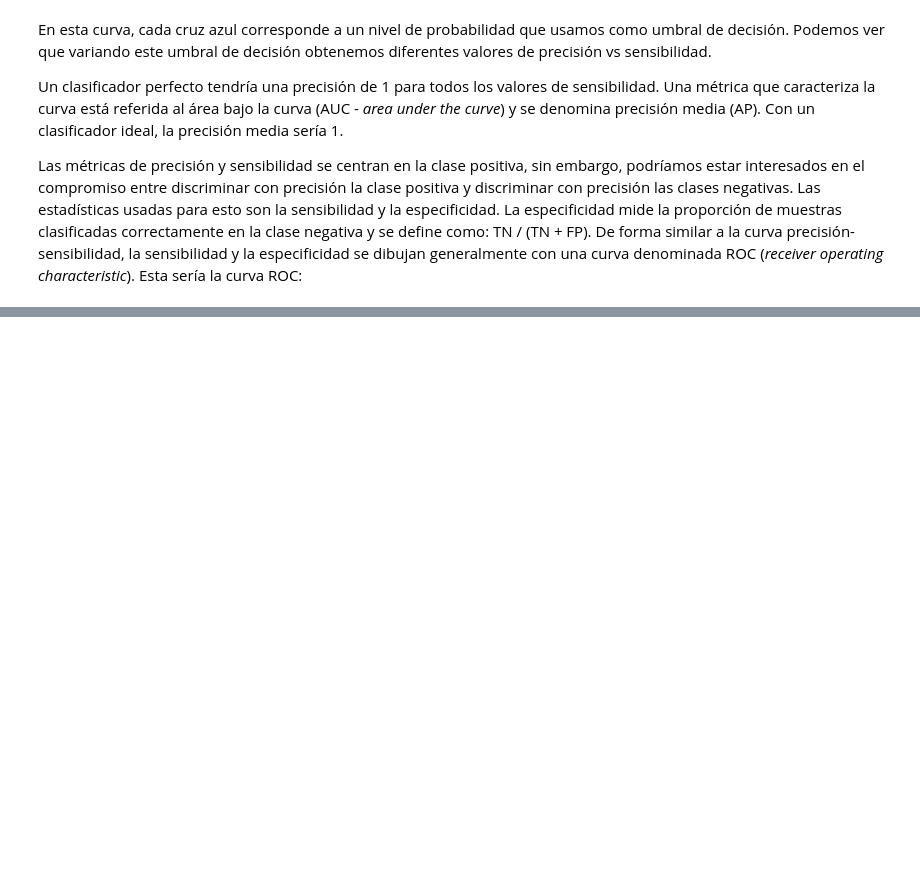
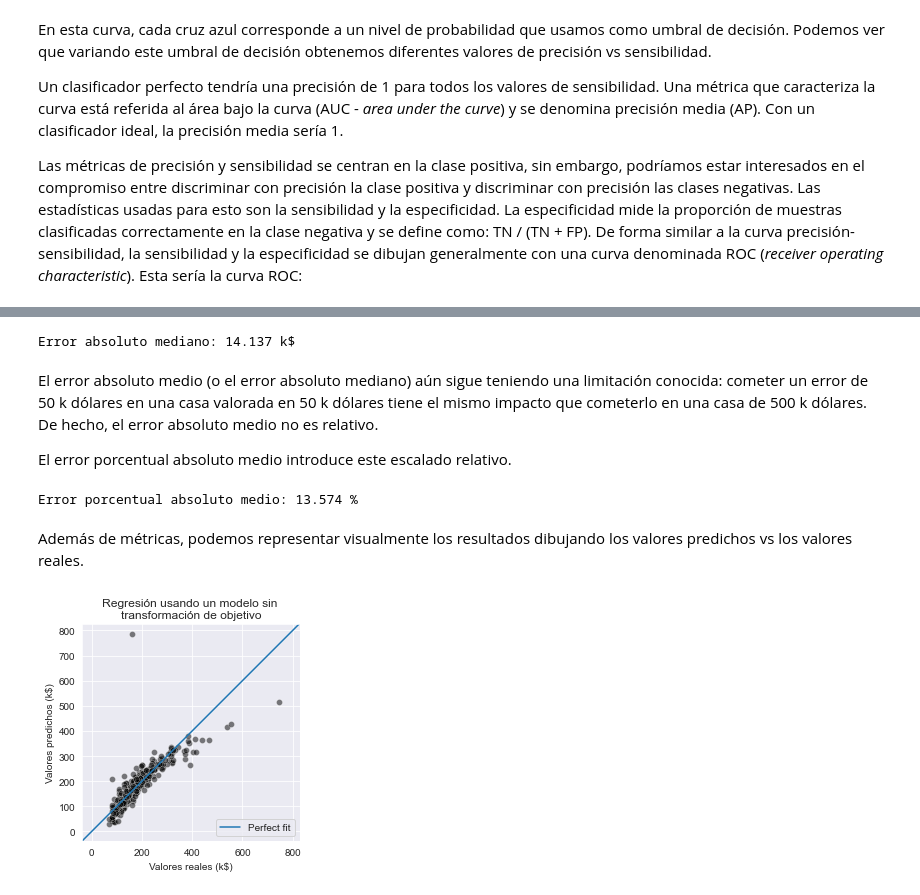
Before and after one commit to SgtSteiner/curso-scikit-learn, a Jupyter notebook: evaluating_model_performance/post.ipynb, the cells around one changed output, grey strips where cells are left out. Saved outputs shown, nothing was run; the diff lists cells and outputs as text; code cells hidden in the pictures; blank space fills up the shorter version.

```diff
--- a/evaluating_model_performance/post.ipynb
+++ b/evaluating_model_performance/post.ipynb
@@ -1203,0 +1345,6 @@ Esta curva se construyo usando el mismo principio que la curva precisión-sensib
+# %%
+from sklearn.model_selection import train_test_split
+
+X_train, X_test, y_train, y_test = train_test_split(
+    X, y, shuffle=True, random_state=0
+)
@@ -1203,0 +1355,10 @@ Esta curva se construyo usando el mismo principio que la curva precisión-sensib
+# %%
+from sklearn.linear_model import LinearRegression
+from sklearn.metrics import mean_squared_error
+
+regressor = LinearRegression()
+regressor.fit(X_train, y_train)
+y_pred = regressor.predict(X_train)
+
+print(f"MSE en el conjunto de entrenamiento: "
+      f"{mean_squared_error(y_train, y_pred):.3f}")
@@ -1203,0 +1399,6 @@ Esta curva se construyo usando el mismo principio que la curva precisión-sensib
+# %%
+from sklearn.metrics import mean_absolute_error
+
+y_pred = regressor.predict(X_test)
+print(f"MAE: "
+      f"{mean_absolute_error(y_test, y_pred):.3f} k$")
@@ -1203,0 +1409,37 @@ Esta curva se construyo usando el mismo principio que la curva precisión-sensib
+# %%
+from sklearn.metrics import median_absolute_error
+
+print(f"Error absoluto mediano: "
+      f"{median_absolute_error(y_test, y_pred):.3f} k$")
+# %% [output]
+Error absoluto mediano: 14.137 k$
+# %% [markdown]
+El error absoluto medio (o el error absoluto mediano) aún sigue teniendo una limitación conocida: cometer un error de 50 k dólares en una casa valorada en 50 k dólares tiene el mismo impacto que cometerlo en una casa de 500 k dólares. De hecho, el error absoluto medio no es relativo.
+
+El error porcentual absoluto medio introduce este escalado relativo.
+# %%
+from sklearn.metrics import mean_absolute_percentage_error
+
+print(f"Error porcentual absoluto medio: "
+      f"{mean_absolute_percentage_error(y_test, y_pred) * 100:.3f} %")
+# %% [output]
+Error porcentual absoluto medio: 13.574 %
+# %% [markdown]
+Además de métricas, podemos representar visualmente los resultados dibujando los valores predichos vs los valores reales.
+# %%
+predicted_actual = {
+    "Valores reales (k$)": y_test, "Valores predichos (k$)": y_pred}
+predicted_actual = pd.DataFrame(predicted_actual)
+# %%
+import matplotlib.pyplot as plt
+import seaborn as sns
+
+sns.scatterplot(data=predicted_actual,
+                x="Valores reales (k$)", y="Valores predichos (k$)",
+                color="black", alpha=0.5)
+plt.axline((0, 0), slope=1, label="Perfect fit")
+plt.axis('square')
+plt.legend()
+_ = plt.title("Regresión usando un modelo sin \ntransformación de objetivo")
+# %% [output]
+[figure, added]
```
Also changed, not shown: parts of 158 cells of this notebook, 2 other files.
